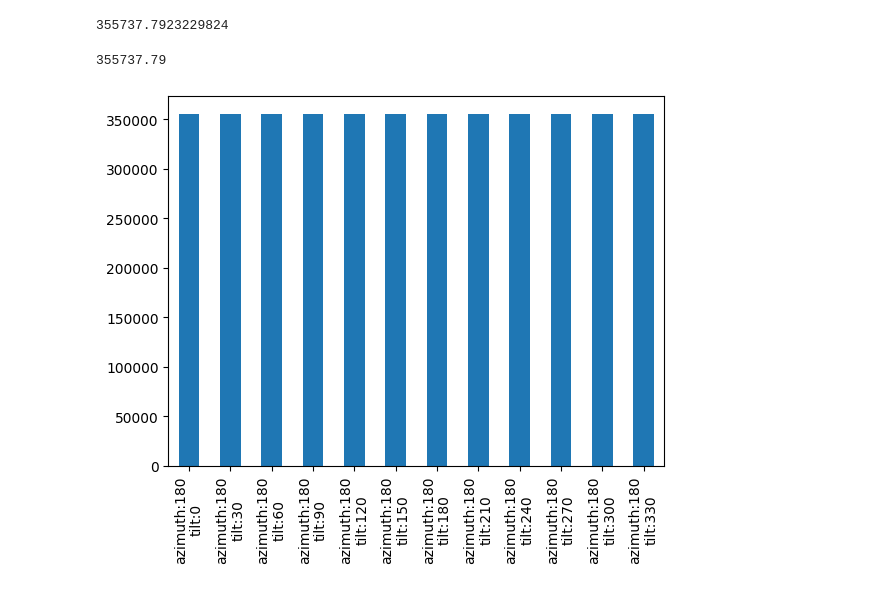
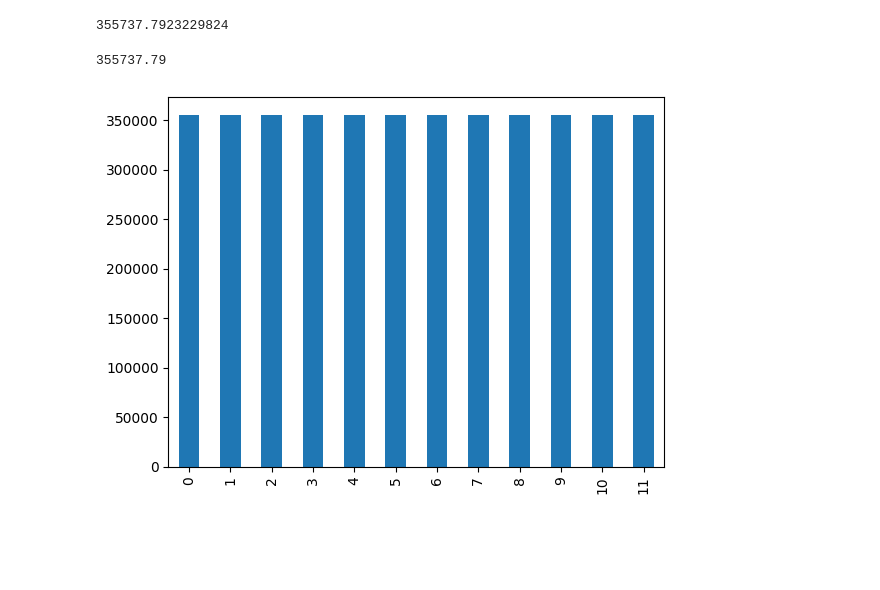
Before and after one commit to medar6/Renewable_Energies_Lab_2023, a Jupyter notebook: experiments4.ipynb, the cells around one changed output. Drawn from its saved outputs; the diff is of its cells as text; code cells hidden in the pictures; blank space fills up the shorter version.

```diff
--- a/experiments4.ipynb
+++ b/experiments4.ipynb
@@ -106,32 +106,32 @@ for system, weather, location in zip(systems, tmys, coordinates):
     )
     effective_irradiance = pvlib.pvsystem.sapm_effective_irradiance(
         total_irradiance['poa_direct'],
         total_irradiance['poa_diffuse'],
         am_abs,
         aoi,
         module,
     )
     dc = pvlib.pvsystem.sapm(effective_irradiance, cell_temperature, module)
     ac = pvlib.inverter.sandia(dc['v_mp'], dc['p_mp'], inverter)
     annual_energy = ac.sum()
-    energies["azimuth:"+str(system['surface_azimuth'])+"\n"+"tilt:"+str(system['surface_tilt'])] = annual_energy
+    energies[i] = annual_energy
     i+=1
     # print("run")
 
 
 energies = pd.Series(energies)
 
 
 print(energies[0])
 
 
 
 
 
 
 energies.plot(kind='bar', rot=90)
 355737.79
 # %% [output]
 355737.7923229824
 355737.79
-[figure, old version]
+[figure, new version]
```
Also changed, not shown: 4 other files.
